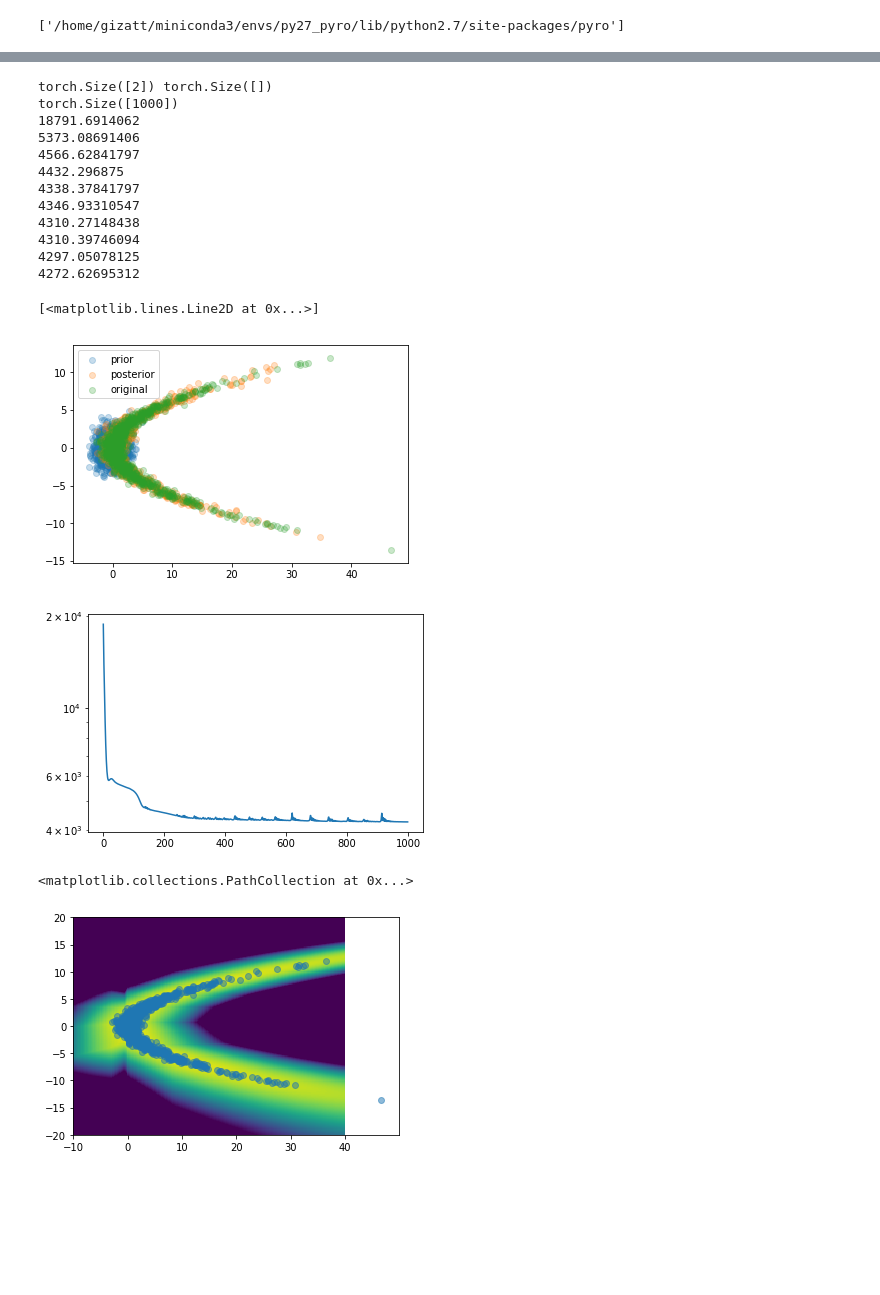
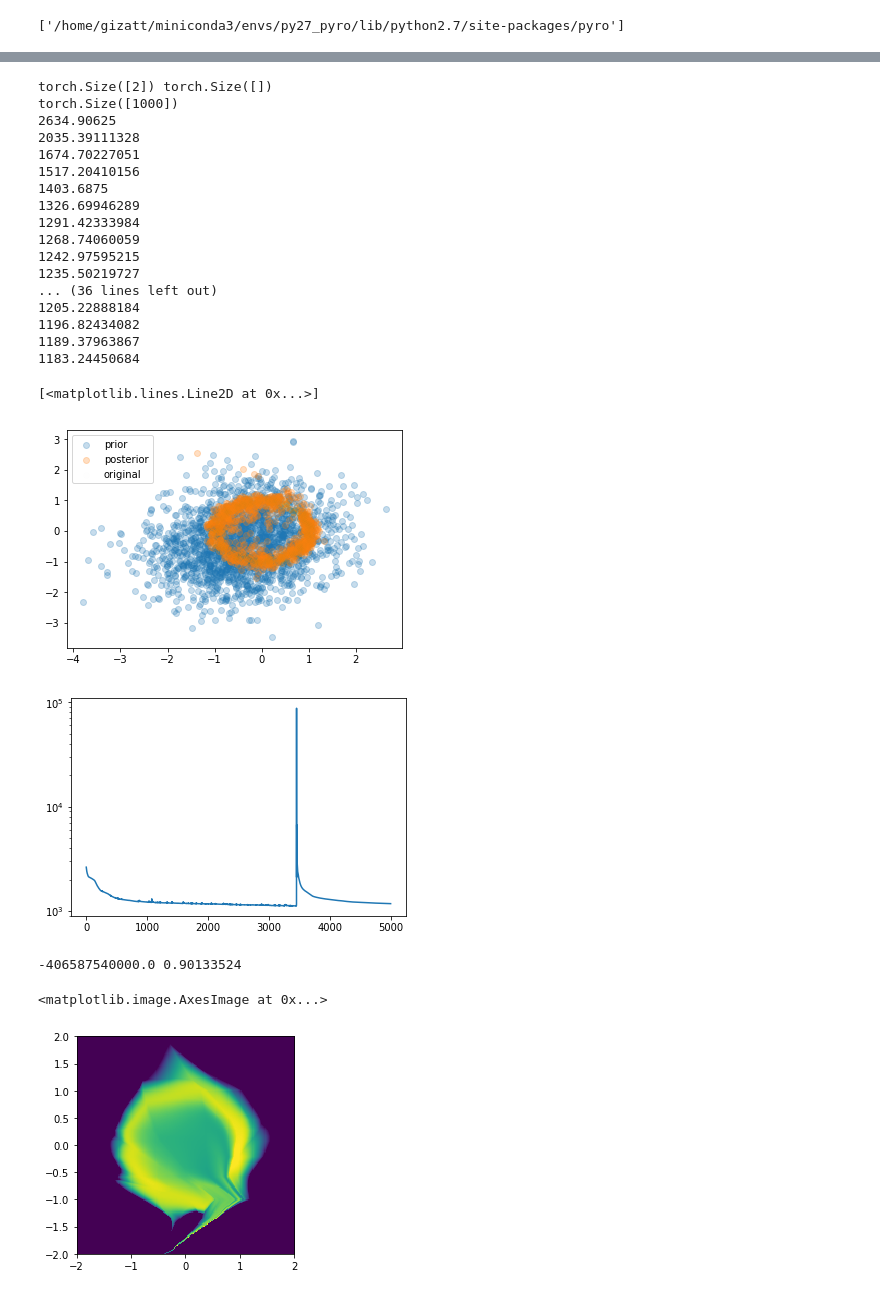
Before and after one commit to gizatt/scene_generation, a Jupyter notebook: notebooks/20190326_pyro_flows.ipynb, the cells around one changed output, grey strips where cells are left out. Drawn from its saved outputs; the diff is of its cells as text; code cells hidden in the pictures; blank space fills up the shorter version.

Commit message:
Lots of dev work in Pyro with flows

```diff
--- a/notebooks/20190326_pyro_flows.ipynb
+++ b/notebooks/20190326_pyro_flows.ipynb
@@ -53,17 +57,18 @@ losses = []
 
 data = torch.tensor(np.stack([X, Y]).T, dtype=torch.float)
 
-optimizer = Adam({"lr": 0.01, "betas": (0.90, 0.999)})
+optimizer = Adam({"lr": 0.001, "betas": (0.90, 0.999)})
 
 base_dist = dist.Normal(torch.zeros(2), torch.ones(2)).to_event(1)
 flows = [
-    dist.MaskedAutoregressiveFlow(AutoRegressiveNN(2, [10, 10])),
-    #dist.PermuteTransform(torch.randperm(2, dtype=torch.long)),
-    dist.MaskedAutoregressiveFlow(AutoRegressiveNN(2, [10, 10])),
-    #dist.PermuteTransform(torch.randperm(2, dtype=torch.long)),
+    dist.MaskedAutoregressiveFlow(AutoRegressiveNN(2, [20, 20])),
+    dist.MaskedAutoregressiveFlow(AutoRegressiveNN(2, [20, 20])),
+    dist.MaskedAutoregressiveFlow(AutoRegressiveNN(2, [20, 20])),
+    dist.MaskedAutoregressiveFlow(AutoRegressiveNN(2, [20, 20])),
+    dist.MaskedAutoregressiveFlow(AutoRegressiveNN(2, [20, 20]))
+    #dist.MaskedAutoregressiveFlow(AutoRegressiveNN(2, [5, 5])),
     #dist.MaskedAutoregressiveFlow(AutoRegressiveNN(2, [5, 5])),
     #dist.PermuteTransform(torch.randperm(2, dtype=torch.long)),
-    #dist.MaskedAutoregressiveFlow(AutoRegressiveNN(2, [5, 5]))
 ]
 
 tf_dist = dist.TransformedDistribution(base_dist, flows)
@@ -92,7 +97,7 @@ svi = SVI(model, guide, optimizer, loss=Trace_ELBO())
 
 # do gradient steps
 losses = []
-for step in range(1000):
+for step in range(5000):
     loss = svi.step(data)
     losses.append(loss)
     if (step % 100 == 0):
@@ -100,48 +105,54 @@ for step in range(1000):
 # %% [output]
 torch.Size([2]) torch.Size([])
 torch.Size([1000])
-18791.6914062
-5373.08691406
-4566.62841797
-4432.296875
-4338.37841797
-4346.93310547
-4310.27148438
-4310.39746094
-4297.05078125
-4272.62695312
+2634.90625
+2035.39111328
+1674.70227051
+1517.20410156
+1403.6875
+1326.69946289
+1291.42333984
+1268.74060059
+1242.97595215
+1235.50219727
+... (36 lines left out)
+1205.22888184
+1196.82434082
+1189.37963867
+1183.24450684
 # %%
 posterior_samples = tf_dist.expand([1000]).sample()
 plt.scatter(prior_samples[:, 0], prior_samples[:, 1], label="prior", alpha=0.25)
 plt.scatter(posterior_samples[:, 0], posterior_samples[:, 1], label="posterior", alpha=0.25)
-plt.scatter(X, Y, label="original", alpha=0.25)
+plt.scatter(X, Y, label="original", alpha=0.005)
 plt.legend()
 plt.figure()
 plt.semilogy(losses)
 # %% [output]
 [<matplotlib.lines.Line2D at 0x...>]
-[figure, old version]
+[figure, new version]
-[figure, old version]
+[figure, new version]
 # %%
 # Draw PDF
-x_bounds = [-10., 40.]
-y_bounds = [-20., 20.]
+x_bounds = [-2, 2]
+y_bounds = [-2, 2]
 n_pts = [200, 200]
 Xi, Yi = np.meshgrid(np.linspace(x_bounds[0], x_bounds[1], n_pts[0]),
                    np.linspace(y_bounds[0], y_bounds[1], n_pts[1]),
                    indexing="ij")
 
 logprobs = tf_dist.log_prob(torch.tensor(
     np.vstack([Xi.flatten(), Yi.flatten()]).T, dtype=torch.float))
 logprobs = logprobs.detach().numpy().reshape(n_pts).T
 
-
-plt.imshow(logprobs, extent=x_bounds+y_bounds, vmin=-100, vmax=0)
-plt.scatter(X, Y, label="original", alpha=0.5)
+print(logprobs.min(), logprobs.max())
+plt.imshow(logprobs, extent=x_bounds+y_bounds, vmin=-10, vmax=0)
+#plt.scatter(X, Y, label="original", alpha=0.01)
 #plt.scatter(posterior_samples[:, 0], posterior_samples[:, 1], label="posterior", alpha=0.1)
 # %% [output]
-<matplotlib.collections.PathCollection at 0x...>
+-406587540000.0 0.90133524
+<matplotlib.image.AxesImage at 0x...>
-[figure, old version]
+[figure, new version]
 # %%
 trace = poutine.trace(model).get_trace(data)
 trace.compute_log_prob()
```
Also changed, not shown: parts of 6 cells of this notebook.
